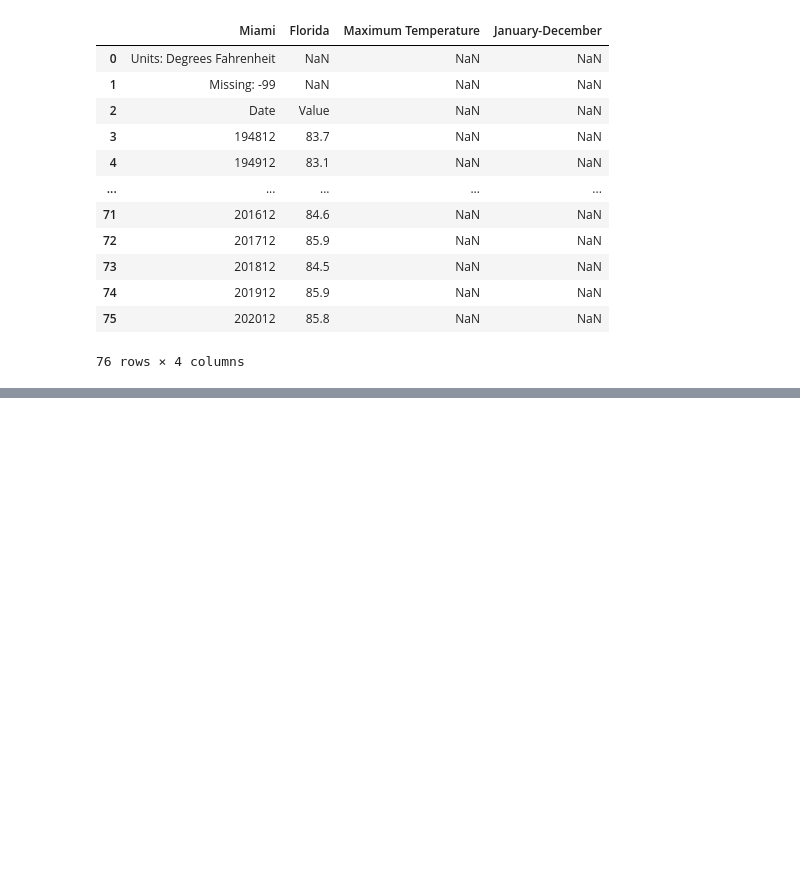
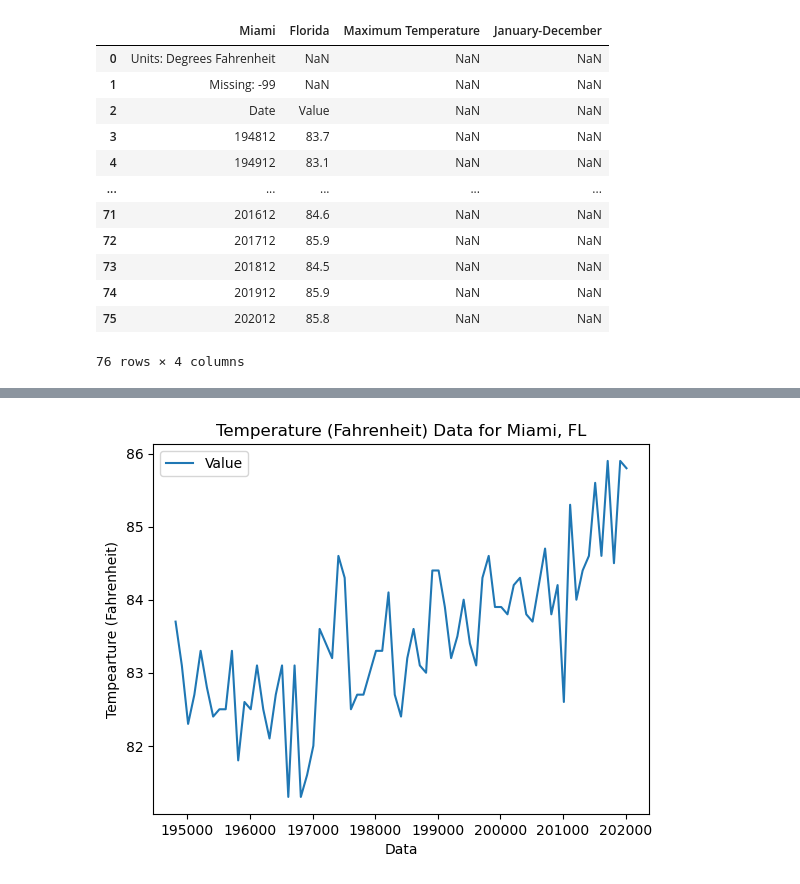
Before and after one commit to I-Sobe/UC_earth_data_science_course, a Jupyter notebook: tabular data for eds.ipynb, the cells around one changed output, grey strips where cells are left out. Cells and saved outputs as stored; diff of their text form; code cells hidden in the pictures; blank space fills up the shorter version.

```diff
--- a/tabular data for eds.ipynb
+++ b/tabular data for eds.ipynb
@@ -98,3 +101,6 @@ miami_temp
 # %%
-# removing the first 3 rowsand missing data
-miami_temp = pd.read_csv(miami)
+# removing the first 3 rows and missing data
+miami_temp_data = pd.read_csv(miami_temp_url, skiprows=3, na_values=-99)
+
+# viewing the first 4 rows of the data
+miami_temp_data.head(4)
@@ -100,0 +113,12 @@ miami_temp = pd.read_csv(miami)
+# %%
+# plotting the data
+f, ax = plt.subplots()
+miami_temp_data.plot(x="Date",
+                        y="Value",
+                        title="Temperature (Fahrenheit) Data for Miami, FL",
+                        ax=ax)
+ax.set(xlabel='Data',
+       ylabel='Tempearture (Fahrenheit)')
+plt.show()
+# %% [output]
+[figure, added]
```
Also changed, not shown: parts of 10 cells of this notebook, 1 other file.
